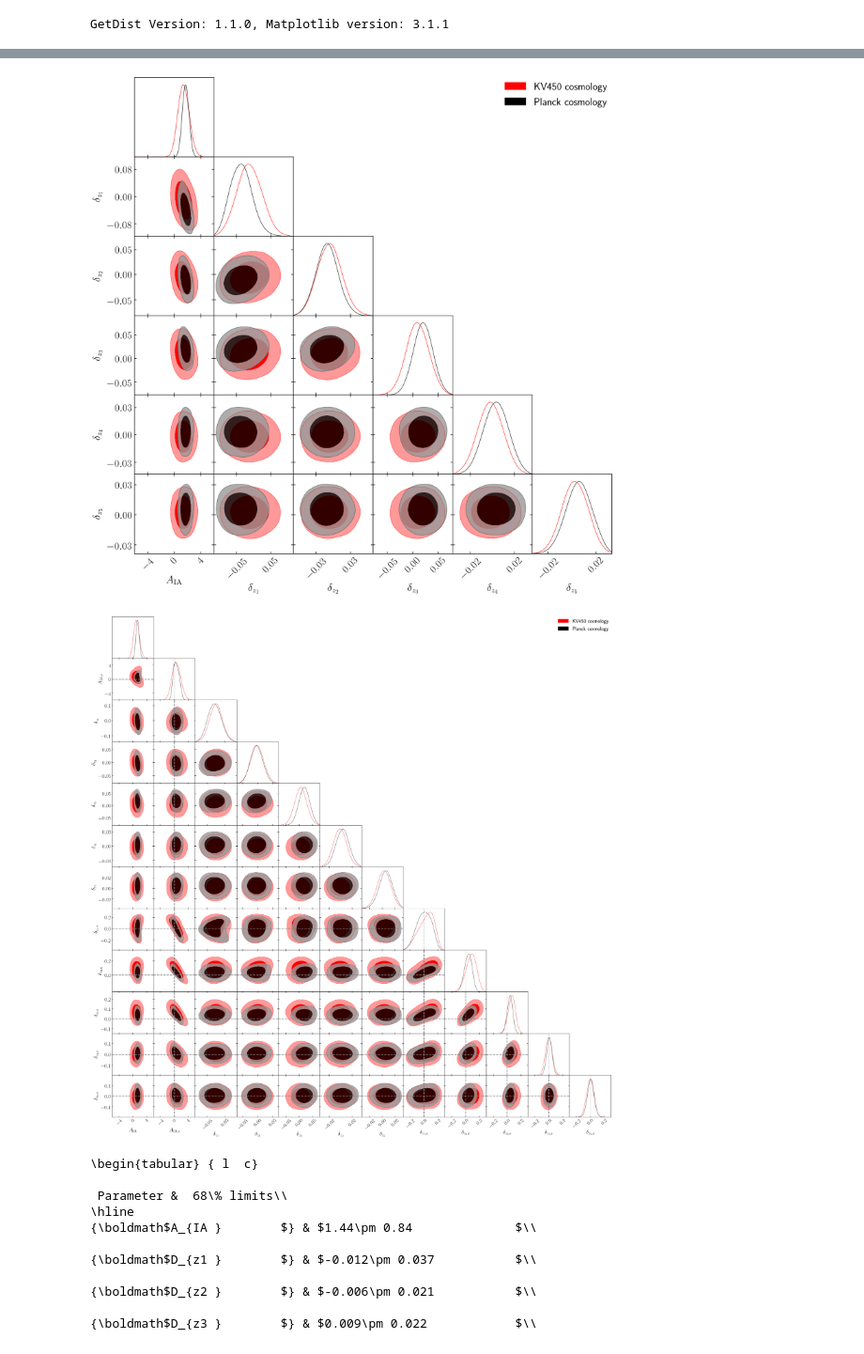
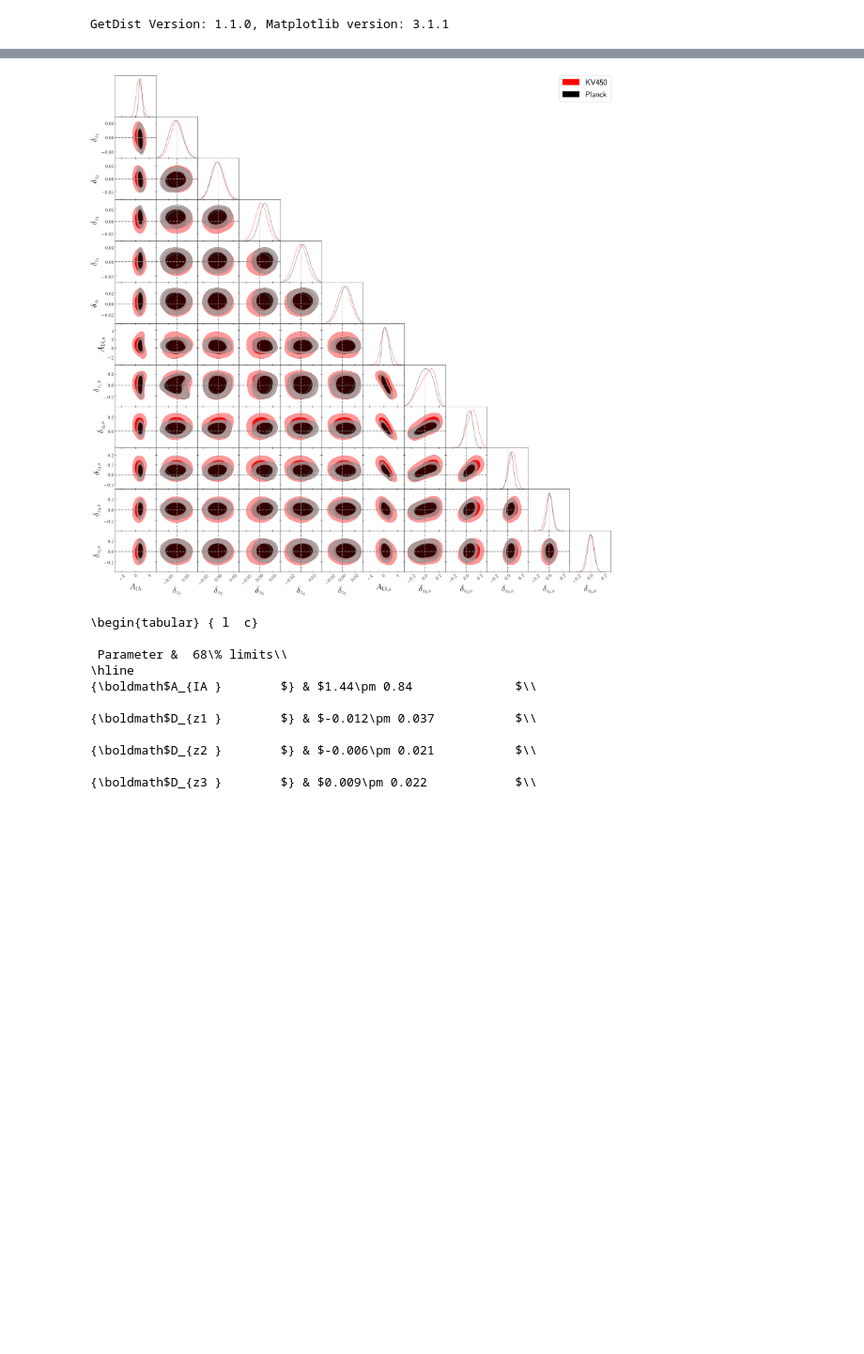
Before and after one commit to lshuns/CosmicShearRB, a Jupyter notebook: Cosmo/mcmc_chain/analysis_mcmc.ipynb, the cells around one changed output, grey strips where cells are left out. Shown at 94% size. Saved outputs shown, nothing was run; the diff lists cells and outputs as text; code cells hidden in the pictures; blank space fills up the shorter version.

Commit message:
update mcmc_chain

```diff
--- a/Cosmo/mcmc_chain/analysis_mcmc.ipynb
+++ b/Cosmo/mcmc_chain/analysis_mcmc.ipynb
@@ -34,73 +25,82 @@ Removed no burn in
 # %%
 # Triangle plot
-# H0
-g = plots.get_subplot_plotter()
-g.settings.axis_tick_x_rotation=45
-g.settings.figure_legend_frame = False
-g.settings.alpha_filled_add=0.8
-g.settings.title_limit_fontsize = 20
-g.settings.legend_fontsize = 20
-g.settings.axes_fontsize=20
-g.settings.axes_labelsize=20
-g.triangle_plot([samples_KV_H0_Dz_IA, samples_P_H0_Dz_IA],
-                param_limits = {'A_IA':[-6,6],
-                                'D_z1':[-0.117, 0.117],
-                                'D_z2':[-0.069, 0.069],
-                                'D_z3':[-0.078, 0.078],
-                                'D_z4':[-0.036, 0.036],
-                                'D_z5':[-0.033, 0.033]
-                               },
-    filled=True,
-    legend_labels=['KV450 cosmology', 'Planck cosmology'],
-    legend_loc='upper right',
-    contour_colors=['red','black'],
-#     title_limit=1 # first title limit (for 1D plots) is 68% by default
-    )
+# # H0
+# g = plots.get_subplot_plotter()
+# # g.settings.axis_tick_x_rotation=45
+# # g.settings.axis_tick_y_rotation=45
+# g.settings.figure_legend_frame = False
+# g.settings.alpha_filled_add=0.8
+# g.settings.title_limit_fontsize = 20
+# g.settings.legend_fontsize = 20
+# g.settings.axes_fontsize=20
+# g.settings.axes_labelsize=20
+# g.triangle_plot([samples_KV_H0_Dz_IA, samples_P_H0_Dz_IA],
+#                 param_limits = {'A_IA':[-6,6],
+#                                 'D_z1':[-0.117, 0.117],
+#                                 'D_z2':[-0.069, 0.069],
+#                                 'D_z3':[-0.078, 0.078],
+#                                 'D_z4':[-0.036, 0.036],
+#                                 'D_z5':[-0.033, 0.033]
+#                                },
+#     filled=True,
+#     legend_labels=['KV450', 'Planck'],
+#     legend_loc='upper right',
+#     contour_colors=['red','black'],
+# #     title_limit=1 # first title limit (for 1D plots) is 68% by default
+#     )
 
-plt.savefig('./MCMC_H0.pdf', dpi=300)
+# plt.savefig('./MCMC_H0.pdf', dpi=300)
 
 # H1
 g = plots.get_subplot_plotter()
 g.settings.axis_tick_x_rotation=45
-g.settings.figure_legend_frame = False
+# g.settings.axis_tick_y_rotation=45
+g.settings.figure_legend_frame = True
 g.settings.alpha_filled_add=0.8
 g.settings.title_limit_fontsize = 20
-g.settings.legend_fontsize = 20
+g.settings.legend_fontsize = 30
 g.settings.axes_fontsize=20
-g.settings.axes_labelsize=20
+g.settings.axes_labelsize=30
 g.triangle_plot([samples_KV_H1_Dz_IA, samples_P_H1_Dz_IA],
-                param_limits = {'A_IA_m':[-6,6],
-                                'A_IA_s':[-6,6],
+                param_limits = {
+                                'A_IA_m':[-6,6],
                                 'D_z1_m':[-0.117, 0.117],
                                 'D_z2_m':[-0.069, 0.069],
                                 'D_z3_m':[-0.078, 0.078],
                                 'D_z4_m':[-0.036, 0.036],
                                 'D_z5_m':[-0.033, 0.033],
+                                'A_IA_s':[-6,6],
                                 'D_z1_s':[-0.3, 0.3],
                                 'D_z2_s':[-0.3, 0.3],
                                 'D_z3_s':[-0.3, 0.3],
                                 'D_z4_s':[-0.3, 0.3],
                                 'D_z5_s':[-0.3, 0.3]
                                },
                 filled=True,
-                legend_labels=['KV450 cosmology', 'Planck cosmology'],
+                legend_labels=['KV450', 'Planck'],
                 legend_loc='upper right',
                 contour_colors=['red', 'black'],
 #                 title_limit=1, # first title limit (for 1D plots) is 68% by default
-                markers = {'A_IA_s':0,
+                markers = {
+#                             'A_IA_m':0,
+                            'D_z1_m':0,
+                            'D_z2_m':0,
+                            'D_z3_m':0,
+                            'D_z4_m':0,
+                            'D_z5_m':0,
+#                             'A_IA_s':0,
                             'D_z1_s':0,
                             'D_z2_s':0,
                             'D_z3_s':0,
                             'D_z4_s':0,
                             'D_z5_s':0},
                 marker_args = {'color':'gray',
                                'ls':'--',
                                'lw': 2}
     )
 plt.savefig('./MCMC_H1.pdf', dpi=300)
 # %% [output]
-[figure, old version]
+[figure, new version]
-[figure, removed]
 # %%
 # Mean value table
 print(samples_KV_H0_Dz_IA.getTable(limit=1).tableTex())
```
Also changed, not shown: parts of 1 cell of this notebook, 9 other files.
